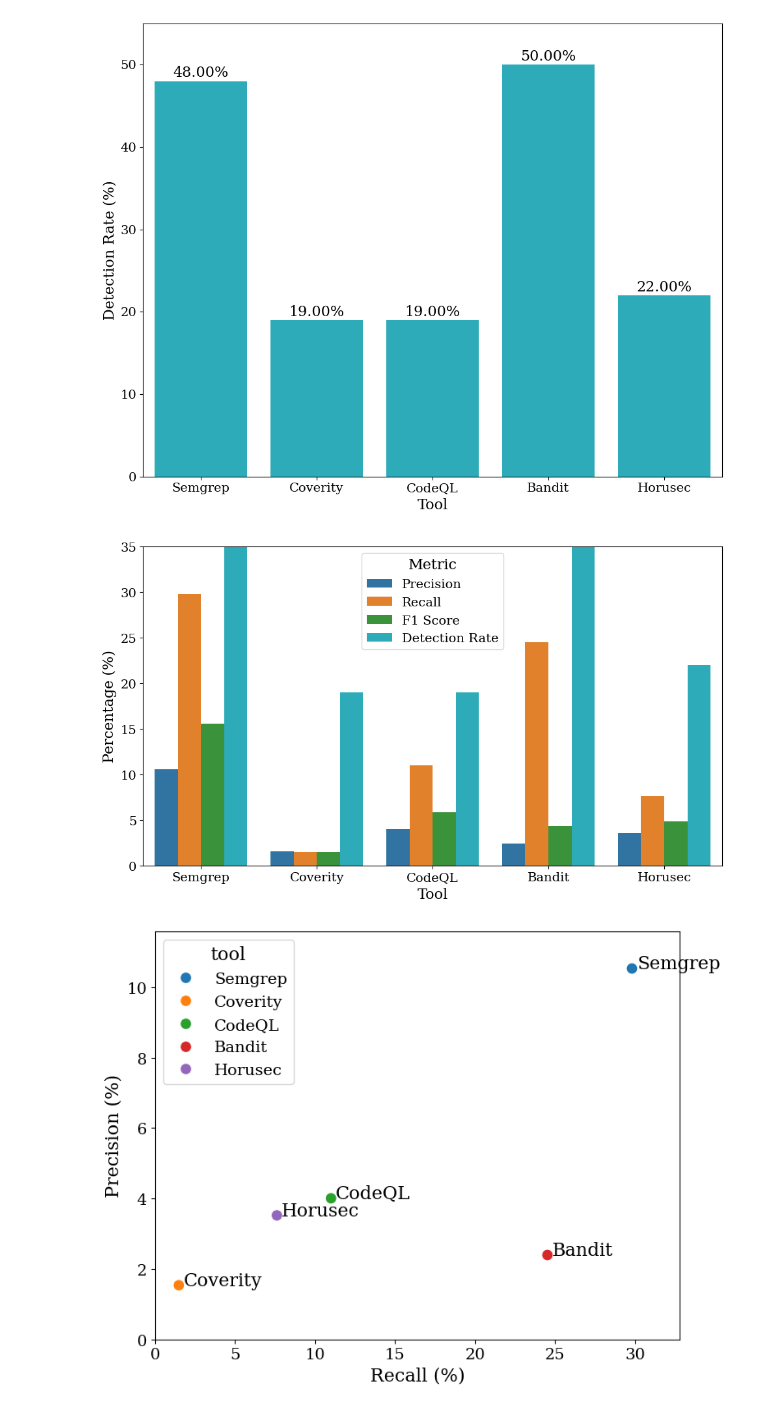
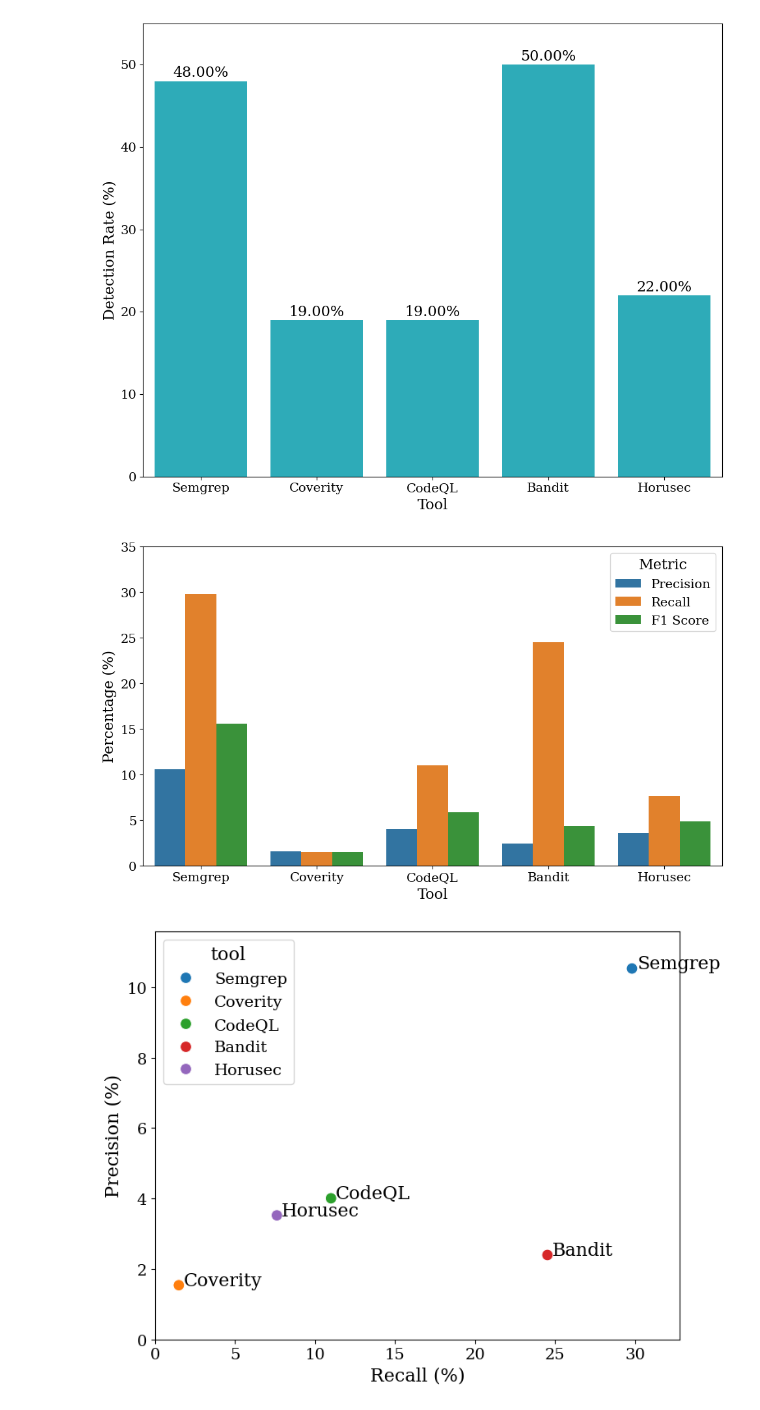
Before and after one commit to marait123/synth-vuln-fixes, a Jupyter notebook: visualization.ipynb, the cells around one changed output. Drawn from its saved outputs; the diff is of its cells as text; code cells hidden in the pictures.

```diff
--- a/visualization.ipynb
+++ b/visualization.ipynb
@@ -151,27 +157,27 @@ plt.show()
 # %% [output]
 [figure]
 # %%
-df_metrics = df.melt(id_vars="tool", value_vars=["precision", "recall", "f1_score", "detection_rate"],
+df_metrics = df.melt(id_vars="tool", value_vars=["precision", "recall", "f1_score"],
                      var_name="Metric", value_name="Percentage")
 
 plt.figure(figsize=(10,6))
 ax = sns.barplot(data=df_metrics, x="tool", y="Percentage", hue="Metric", palette=metric_colors)
 
 handles, labels = ax.get_legend_handles_labels()
 new_labels = [metric_names_map.get(label, label) for label in labels]
 ax.legend(handles, new_labels, title='Metric')
 
 
 # plt.title("Precision, Recall, and F1 Score by tool")
 plt.ylabel("Percentage (%)")
 plt.ylim(0, 35)
 plt.xlabel("Tool")
 plt.tight_layout()
-plt.savefig("Dipeformance_by_tool.pdf", format='pdf', bbox_inches='tight')
-plt.savefig("peformance_by_tool.png", format='png', bbox_inches='tight')
+plt.savefig("PDF/performance_by_tool.pdf", format='pdf', bbox_inches='tight')
+plt.savefig("PNG/performance_by_tool.png", format='png', bbox_inches='tight')
 plt.show()
 # %% [output]
-[figure, old version]
+[figure, new version]
 # %%
 plt.figure(figsize=(8,6))
 sns.scatterplot(data=df, x="recall", y="precision", hue="tool", s=100 , palette=tool_colors)
```
Also changed, not shown: parts of 20 cells of this notebook.
